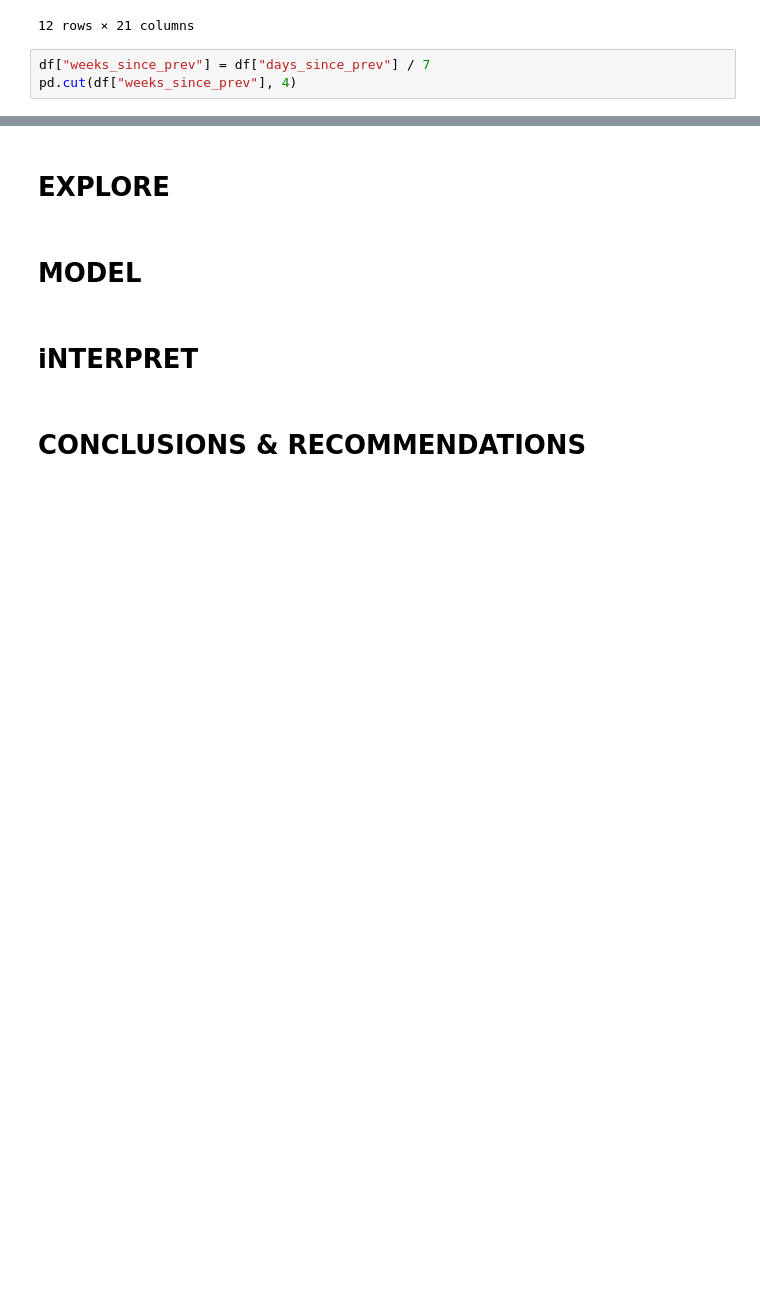
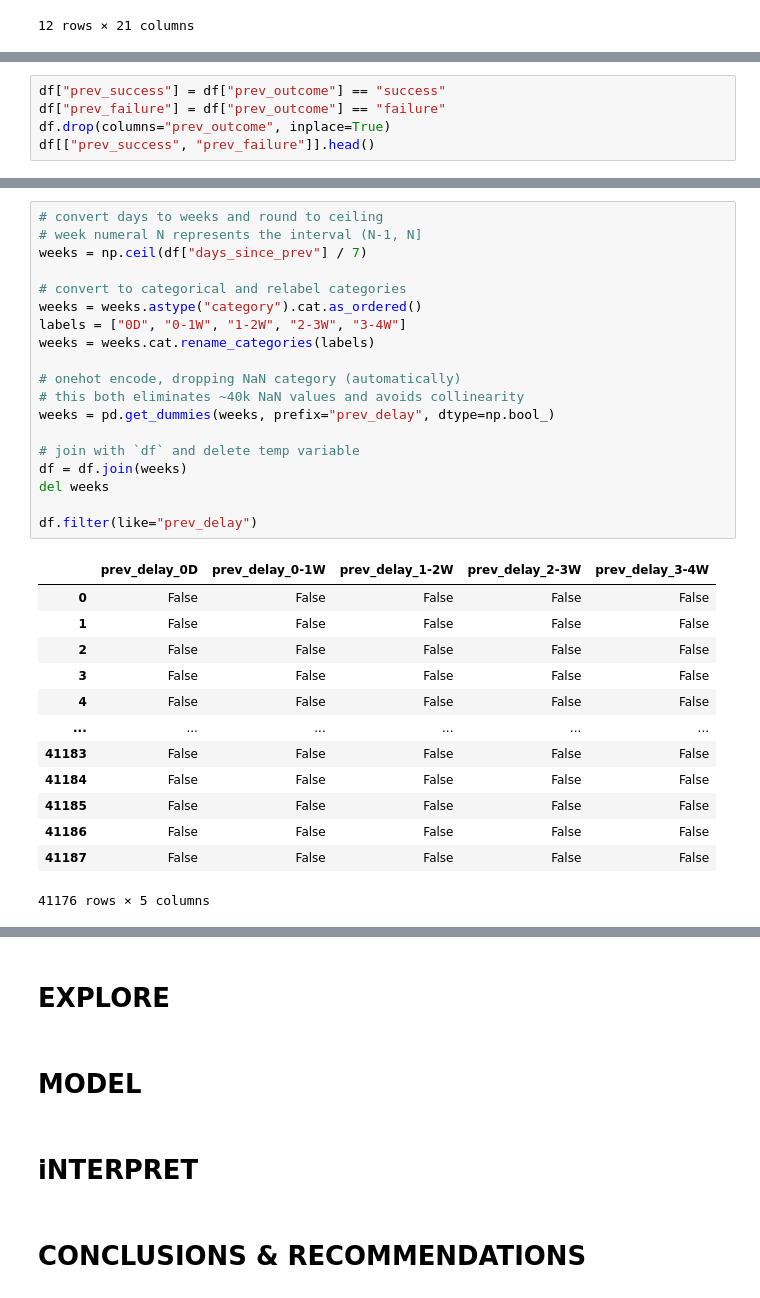
Before and after one commit to ndgigliotti/dsc-phase-3-project, a Jupyter notebook: index.ipynb, the cells around one changed output, grey strips where cells are left out. Drawn from its saved outputs; the diff is of its cells as text; blank space fills up the shorter version.

Commit message:
some categorical conversions

```diff
--- a/index.ipynb
+++ b/index.ipynb
@@ -185,6 +182,3 @@ df.drop_duplicates(inplace=True)
 | 36951 | 45 | admin. | married | university.degree | 0.0 | 0.0 | 0.0 | cellular | jul | thu | ... |
 | 38281 | 71 | retired | single | university.degree | 0.0 | 0.0 | 0.0 | telephone | oct | tue | ... |
 12 rows × 21 columns
-# %%
-df["weeks_since_prev"] = df["days_since_prev"] / 7
-pd.cut(df["weeks_since_prev"], 4)
@@ -210,0 +185,5 @@ Name: invested, dtype: float64
+# %%
+df["prev_success"] = df["prev_outcome"] == "success"
+df["prev_failure"] = df["prev_outcome"] == "failure"
+df.drop(columns="prev_outcome", inplace=True)
+df[["prev_success", "prev_failure"]].head()
@@ -210,0 +197,33 @@ Name: invested, dtype: float64
+# %%
+# convert days to weeks and round to ceiling
+# week numeral N represents the interval (N-1, N]
+weeks = np.ceil(df["days_since_prev"] / 7)
+
+# convert to categorical and relabel categories
+weeks = weeks.astype("category").cat.as_ordered()
+labels = ["0D", "0-1W", "1-2W", "2-3W", "3-4W"]
+weeks = weeks.cat.rename_categories(labels)
+
+# onehot encode, dropping NaN category (automatically)
+# this both eliminates ~40k NaN values and avoids collinearity
+weeks = pd.get_dummies(weeks, prefix="prev_delay", dtype=np.bool_)
+
+# join with `df` and delete temp variable
+df = df.join(weeks)
+del weeks
+
+df.filter(like="prev_delay")
+# %% [output]
+|  | prev_delay_0D | prev_delay_0-1W | prev_delay_1-2W | prev_delay_2-3W | prev_delay_3-4W |
+| 0 | False | False | False | False | False |
+| 1 | False | False | False | False | False |
+| 2 | False | False | False | False | False |
+| 3 | False | False | False | False | False |
+| 4 | False | False | False | False | False |
+| ... | ... | ... | ... | ... | ... |
+| 41183 | False | False | False | False | False |
+| 41184 | False | False | False | False | False |
+| 41185 | False | False | False | False | False |
+| 41186 | False | False | False | False | False |
+| 41187 | False | False | False | False | False |
+41176 rows × 5 columns
```
Also changed, not shown: parts of 7 cells of this notebook.
